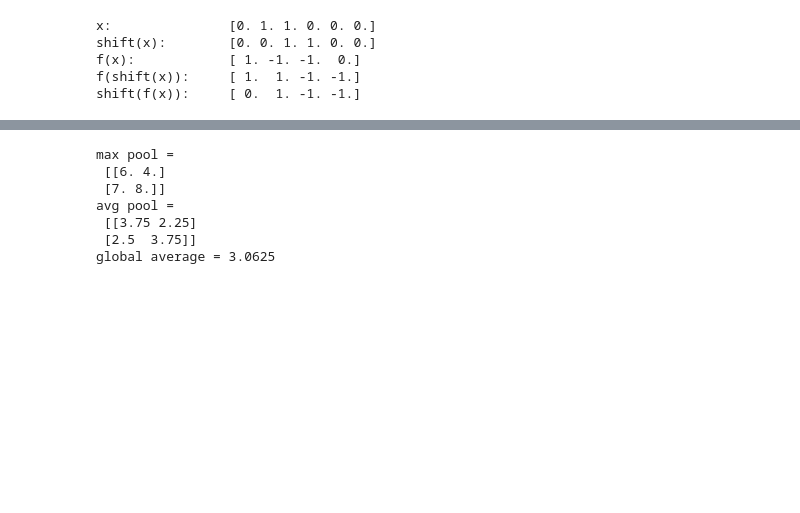
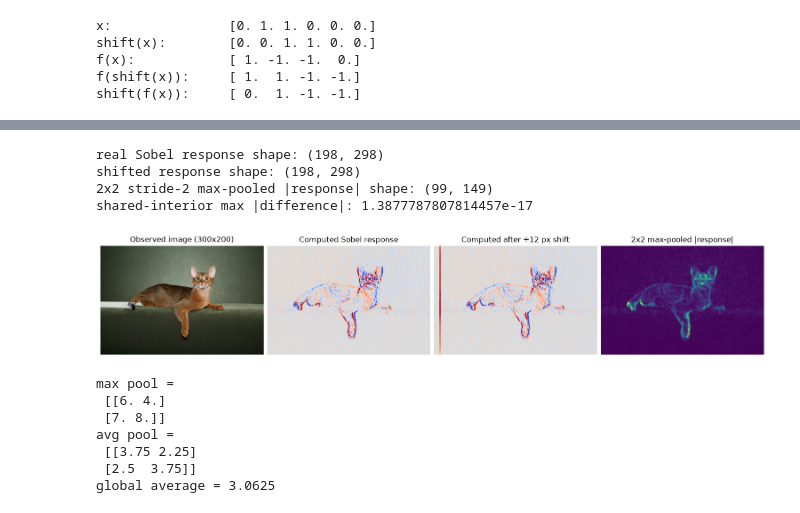
Before and after one commit to nipunbatra/dl-teaching, a Jupyter notebook: notebooks/L08/01_convolution_shapes_params_from_scratch.ipynb, the cells around one changed output, grey strips where cells are left out. Cells and saved outputs as stored; diff of their text form; code cells hidden in the pictures; blank space fills up the shorter version.

Commit message:
Ground Lecture 8 in real visual evidence

```diff
--- a/notebooks/L08/01_convolution_shapes_params_from_scratch.ipynb
+++ b/notebooks/L08/01_convolution_shapes_params_from_scratch.ipynb
@@ -286,3 +414,58 @@ shift(f(x)):     [ 0.  1. -1. -1.]
+# %%
+def corr2d_valid(values, kernel):
+    windows = np.lib.stride_tricks.sliding_window_view(values, kernel.shape)
+    return np.einsum('ijuv,uv->ij', windows, kernel, optimize=True)
+
+def max_pool_2x2_stride2(values):
+    height = values.shape[0] // 2 * 2
+    width = values.shape[1] // 2 * 2
+    windows = np.lib.stride_tricks.sliding_window_view(values[:height, :width], (2, 2))[::2, ::2]
+    return windows.max(axis=(-2, -1))
+
+work_rgb = np.asarray(photo.resize((300, 200), Image.Resampling.LANCZOS), dtype=float)
+work_gray = (0.299 * work_rgb[..., 0] + 0.587 * work_rgb[..., 1] + 0.114 * work_rgb[..., 2]) / 255.0
+sobel_x = np.array([[-1., 0., 1.], [-2., 0., 2.], [-1., 0., 1.]])
+real_response = corr2d_valid(work_gray, sobel_x)
+shift_pixels = 12
+shifted_gray = np.zeros_like(work_gray)
+shifted_gray[:, shift_pixels:] = work_gray[:, :-shift_pixels]
+shifted_real_response = corr2d_valid(shifted_gray, sobel_x)
+pooled_abs_response = max_pool_2x2_stride2(np.abs(real_response))
+
+assert real_response.shape == (198, 298)
+assert shifted_real_response.shape == (198, 298)
+assert pooled_abs_response.shape == (99, 149)
+# A valid 3x3 response at output column j uses input columns j:j+3.
+# After a +12 input shift, columns 12 onward reproduce columns 0 onward exactly.
+np.testing.assert_allclose(shifted_real_response[:, shift_pixels:],
+                           real_response[:, :-shift_pixels], rtol=0, atol=1e-12)
+
+print('real Sobel response shape:', real_response.shape)
+print('shifted response shape:', shifted_real_response.shape)
+print('2x2 stride-2 max-pooled |response| shape:', pooled_abs_response.shape)
+print('shared-interior max |difference|:',
+      np.max(np.abs(shifted_real_response[:, shift_pixels:] - real_response[:, :-shift_pixels])))
+
+signed_scale = np.percentile(
+    np.abs(np.r_[real_response.ravel(), shifted_real_response.ravel()]), 99)
+fig, axes = plt.subplots(1, 4, figsize=(15, 3.4), constrained_layout=True)
+axes[0].imshow(work_rgb.astype(np.uint8))
+axes[0].set_title('Observed image (300x200)')
+axes[1].imshow(real_response, cmap='coolwarm', vmin=-signed_scale, vmax=signed_scale)
+axes[1].set_title('Computed Sobel response')
+axes[2].imshow(shifted_real_response, cmap='coolwarm', vmin=-signed_scale, vmax=signed_scale)
+axes[2].set_title('Computed after +12 px shift')
+axes[3].imshow(pooled_abs_response, cmap='viridis')
+axes[3].set_title('2x2 max-pooled |response|')
+for ax in axes:
+    ax.axis('off')
+plt.show()
+# %% [output]
+real Sobel response shape: (198, 298)
+shifted response shape: (198, 298)
+2x2 stride-2 max-pooled |response| shape: (99, 149)
+shared-interior max |difference|: 1.3877787807814457e-17
+[figure, added]
 # %%
 def pool2d(X, window=2, stride=2, mode='max'):
     Hout = out_size(X.shape[0], window, 0, stride)
```
Also changed, not shown: parts of 11 cells of this notebook, 14 other files.
